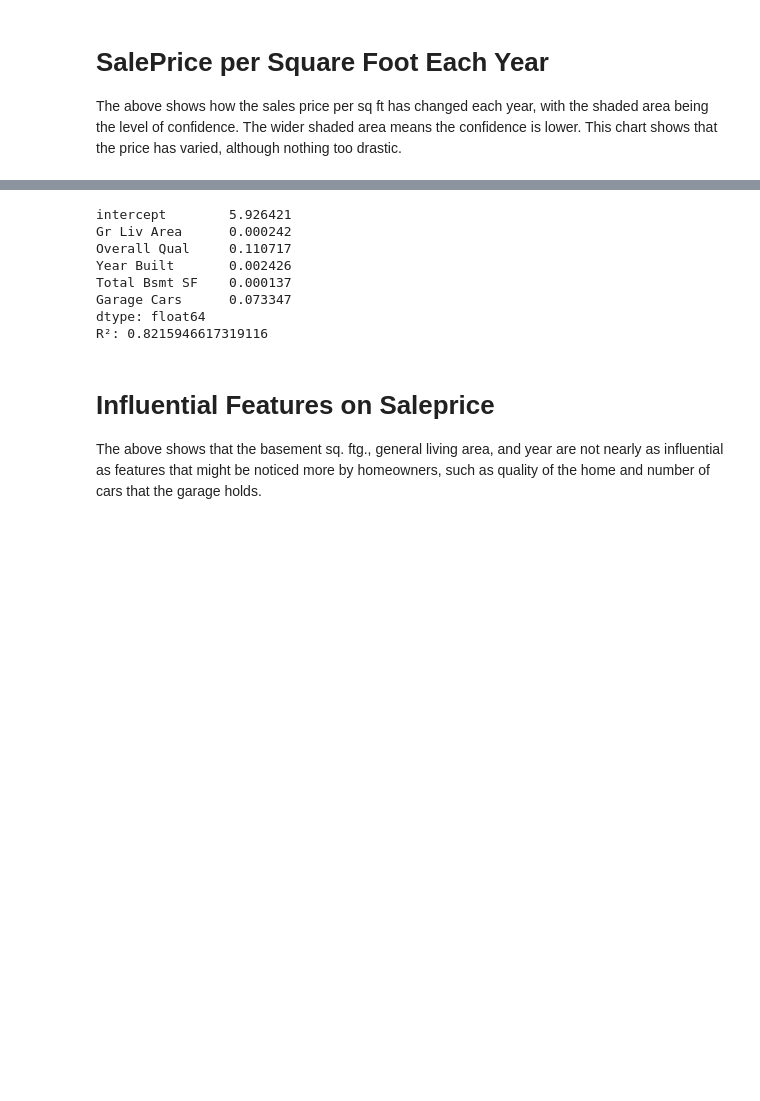
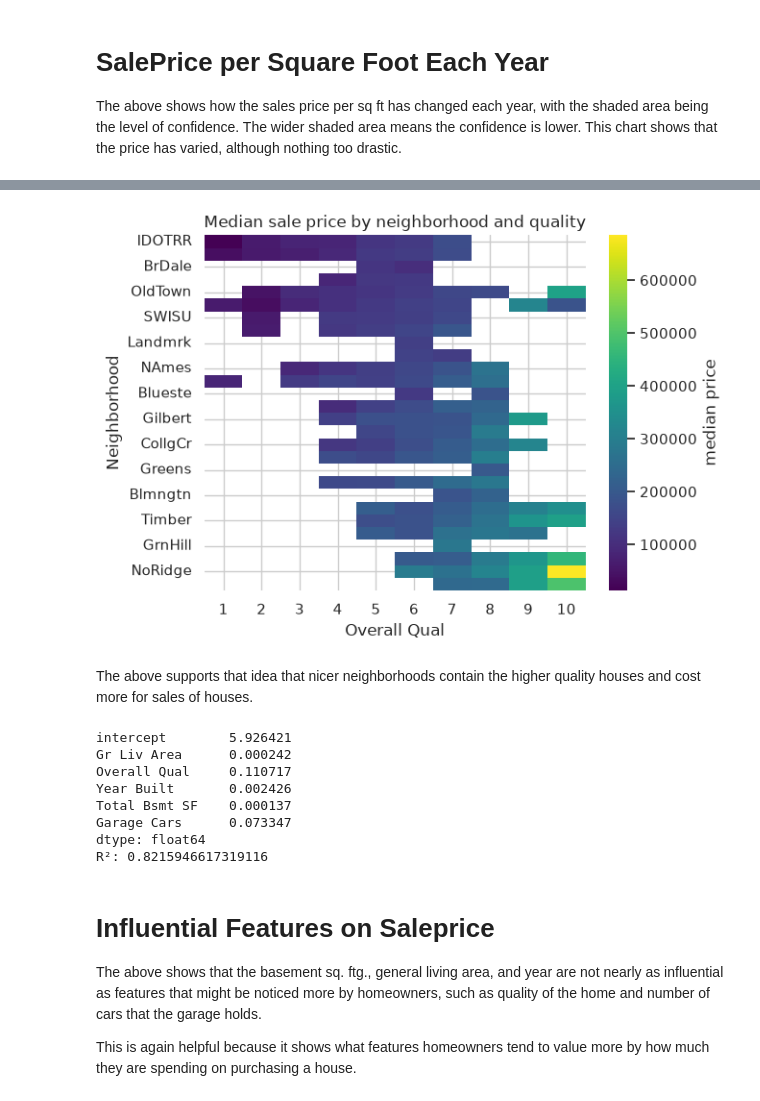
Before and after one commit to Galacticica/data-science-class, a Jupyter notebook: Ames Housing/ames.ipynb, the cells around one changed output, grey strips where cells are left out. Cells and saved outputs as stored; diff of their text form; code cells hidden in the pictures; blank space fills up the shorter version.

```diff
--- a/Ames Housing/ames.ipynb
+++ b/Ames Housing/ames.ipynb
@@ -275,3 +281,15 @@ The above shows how the sales price per sq ft has changed each year, with the sh
+# %%
+piv = df.pivot_table(index="Neighborhood", columns="Overall Qual",
+                     values="SalePrice", aggfunc="median")
+piv = piv.loc[piv.median(axis=1).sort_values().index]
+
+sns.heatmap(piv, cmap="viridis", cbar_kws={"label": "median price"})
+plt.title("Median sale price by neighborhood and quality")
+plt.show()
+# %% [output]
+[figure, added]
+# %% [markdown]
+The above supports that idea that nicer neighborhoods contain the higher quality houses and cost more for sales of houses.
 # %%
 feats = ["Gr Liv Area", "Overall Qual", "Year Built", "Total Bsmt SF", "Garage Cars"]
 d = df.dropna(subset=feats + ["SalePrice"])
@@ -297,3 +315,5 @@ R²: 0.8215946617319116
 # %% [markdown]
 # Influential Features on Saleprice
 The above shows that the basement sq. ftg., general living area, and year are not nearly as influential as features that might be noticed more by homeowners, such as quality of the home and number of cars that the garage holds.
+
+This is again helpful because it shows what features homeowners tend to value more by how much they are spending on purchasing a house.
```
Also changed, not shown: parts of 2 cells of this notebook.
